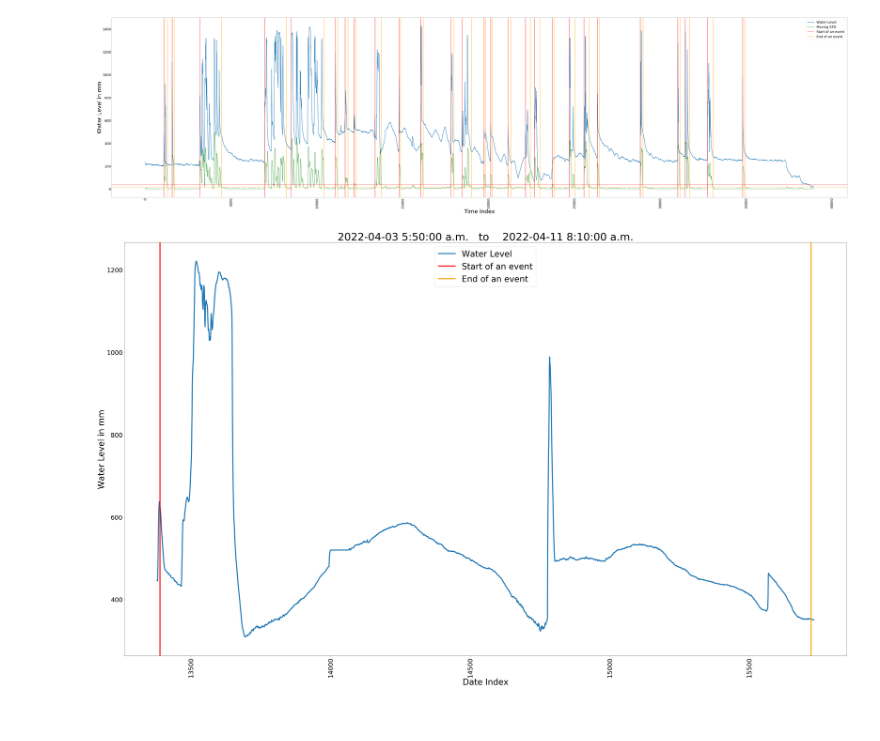
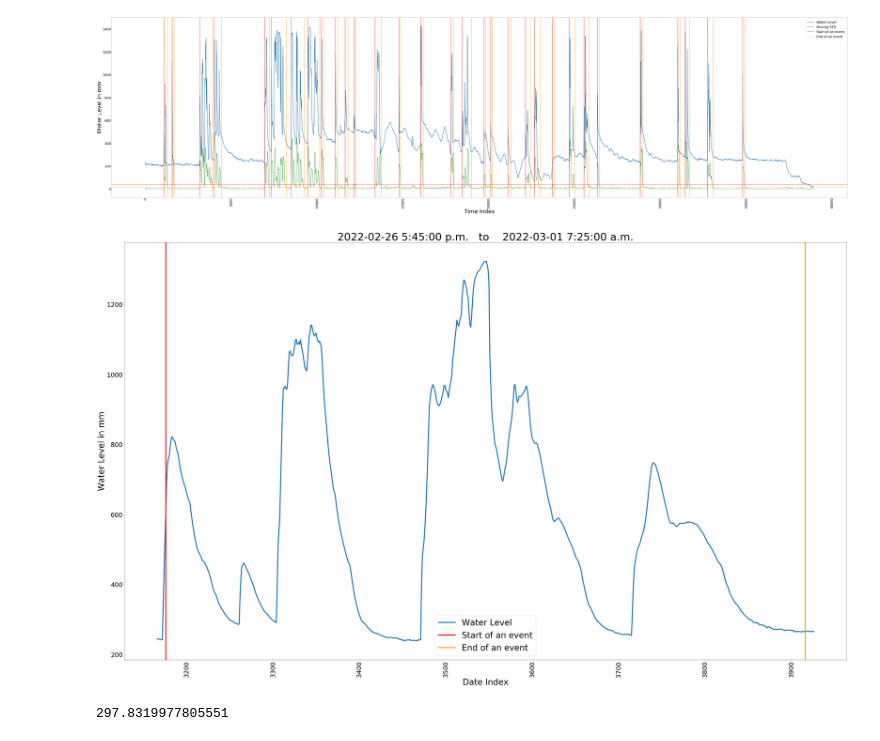
Before and after one commit to hasibum/m2pi22-Novion-Project, a Jupyter notebook: water_level_data.ipynb, the cells around one changed output. Saved outputs shown, nothing was run; the diff lists cells and outputs as text; code cells hidden in the pictures.

```diff
--- a/water_level_data.ipynb
+++ b/water_level_data.ipynb
@@ -16,28 +22,20 @@ sBDF=pd.read_csv(r"C:\Users\Hasib\OneDrive - University of Calgary\PIMS M2PI Wor
 pd.to_datetime(sADF["Timestamp"]);
 pd.to_datetime(sBDF["Timestamp"]);
 # %%
-def IdentifyEvents_3(df):
+def IdentifyEvents_3(df,hours_to_skip):
     #  This method use moving STD (std_mov) (last 6 hours) for start and end of an event
     # For the start of an event use: std_mov > mean (std_mov)
     # To detect the end of an event use: std_mov < range(std_mov)*2%
-    skip=4*(5*12)    # 5 hours of no significant change in water level means start of another event
+    skip=int(hours_to_skip*(60/5))    # 6 hours of no significant change in water level means start of another event
     wlc_mm=np.diff(df[" Water Level [m]"])*1000 # water level change measured in mm
     wl_mm=df[" Water Level [m]"].to_numpy()*1000  # water level in mm
+
     ###### this part calculates the moving STD
-    mean_mov=[wl_mm[0]]
-    std_mov=[0]
-    for i in range(np.size(wl_mm)):
-        periods=int((6*60)/5)   #6 hours
-        if i<periods:
-            mean_mov.append(np.mean(wl_mm[:i+1]))
-            std_mov.append(np.std(wl_mm[:i+1]))
-        else:
-            mean_mov.append(np.mean(wl_mm[i-periods:i+1]))
-            std_mov.append(np.std(wl_mm[i-periods:i+1]))
+    std_mov=moving_std(df,hours_to_skip)
+    rng3p=np.max(std_mov)*(3/100)
+    rng8p=np.max(std_mov)*(7.5/100)
+    ########################################
 
-    rng=(np.max(std_mov)-np.min(std_mov))*(3/100)     # 3% of range of std_mov
-    mn=np.mean(std_mov)
-    ########################################
     nre=True
     # rpc=0
     dpc=0
@@ -45,22 +43,22 @@ def IdentifyEvents_3(df):
     end_time=[]
     start_index=[]
     end_index=[]
-    duration=[]
+    #duration=[]
     i=1
     while i<df.shape[0]-1:
-        if std_mov[i]>=mn:
+        if std_mov[i]>=rng8p:
             if nre==True:
                 # This is a new rainfall event
-                start_time.append(df["Timestamp"][i])
-                start_index.append(i)
+                start_time.append(df["Timestamp"][df.index.to_list()[0]+i])
+                start_index.append(df.index.to_list()[0]+i)
                 nre=False
                 i+=1
-            while std_mov[i]>rng:
+            while std_mov[i]>rng3p:
                 i+=1
-            if np.max(std_mov[i+1:i+skip+1])<mn:
+            if np.max(std_mov[i+1:i+skip+1])<rng8p:
                 # dry period starts from index i+1
-                end_time.append(df["Timestamp"][i])
-                end_index.append(i)
+                end_time.append(df["Timestamp"][df.index.to_list()[0]+i])
+                end_index.append(df.index.to_list()[0]+i)
                 nre=True
                 i=i+skip
         i+=1
@@ -80,5 +97,5 @@ rngA=(np.max(std_movA)-np.min(std_movA))*(3/100)     # 3% of range of std_mov
 # %%
-start_timeA,end_timeA,start_indexA,end_indexA,rf_durationA,water_levelA=IdentifyEvents_3(sADF)
+start_timeA,end_timeA,start_indexA,end_indexA,rf_durationA,water_levelA=IdentifyEvents_3(sADF,6)
 rf_eventA=pd.DataFrame({"Rainfall_start_time":start_timeA,"Rainfall_end_time":end_timeA,"Rainfall_start_index":start_indexA,"Rainfall_end_index":end_indexA,"Rainfall_duration":rf_durationA})
 rf_eventA
 # %% [output]
@@ -121,22 +142,28 @@ plt.show()
 # %%
 # Let's see a particular !Rainfall event
 buffer=10
-index=5
+index=2
 #X=Timestamp[rf_eventA["Rainfall_start_index"][index]-buffer:rf_eventA["Rainfall_end_index"][index]+buffer+1]
 X=range(start_indexA[index]-buffer,end_indexA[index]+buffer+1)
-Y=wl_mm[rf_eventA["Rainfall_start_index"][index]-buffer:rf_eventA["Rainfall_end_index"][index]+buffer+1]
+Y=water_levelA[rf_eventA["Rainfall_start_index"][index]-buffer:rf_eventA["Rainfall_end_index"][index]+buffer+1]
 plt.figure(figsize=(50, 30))
 plt.plot(X,Y,linewidth=5,label="Water Level")
 plt.axvline(x=start_indexA[index],linewidth=5,color='r',label="Start of an event")
 plt.axvline(x=end_indexA[index],linewidth=5, color='orange',label="End of an event")
 plt.title('Rainfall Event')
 plt.xlabel('Date Index',fontsize=40)
 plt.ylabel('Water Level in mm',fontsize=40)
 plt.tick_params(axis='x',labelsize=30,rotation=90)
 plt.tick_params(axis='y',labelsize=30)
 plt.legend(loc = 'best',fontsize=40)
 plt.tight_layout()
 plt.title(start_timeA[index]+"   to    "+end_timeA[index],fontsize=50)
 plt.show()
 # %% [output]
-[figure, old version]
+[figure, new version]
+# %%
+# Under Construction
+# Identifying well flood event during an event
+np.std(Y)
+# %% [output]
+297.8319977805551
```
Also changed, not shown: parts of 22 cells of this notebook.
